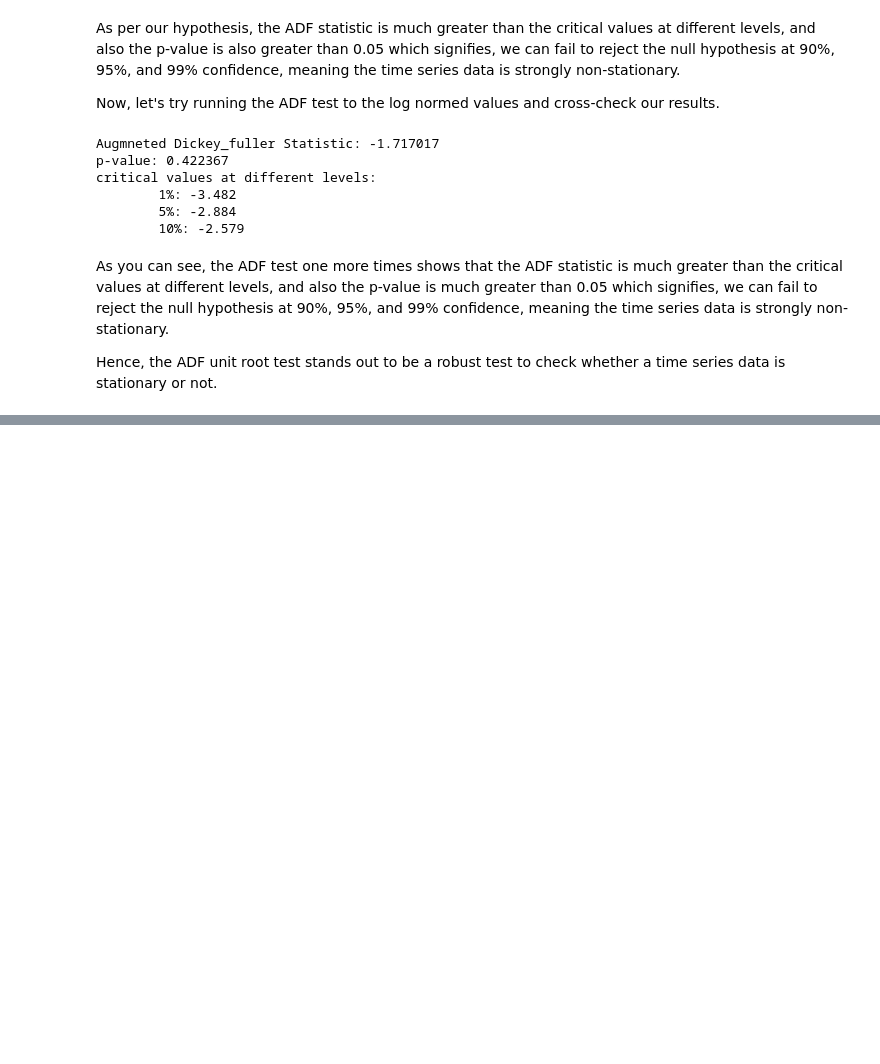
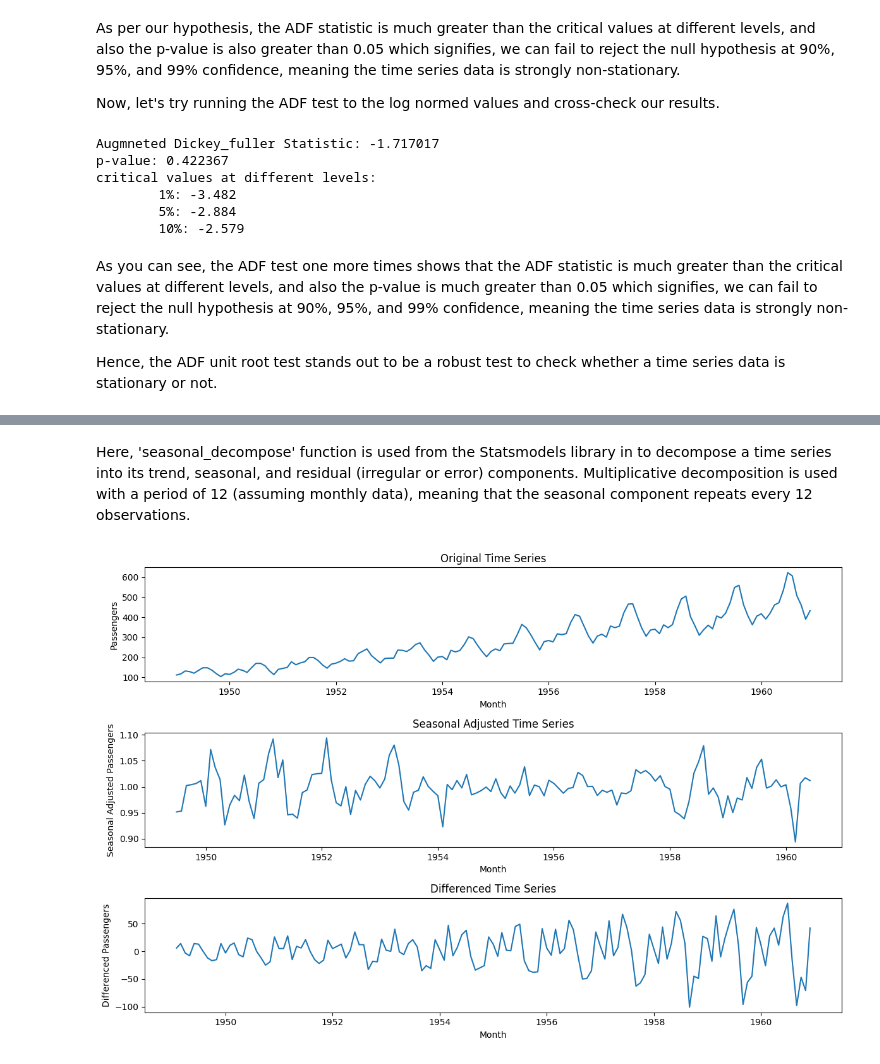
Before and after one commit to ketanp23/scsd-ddm-class, a Jupyter notebook: TimeSeries_PreprocessingData.ipynb, the cells around one changed output, grey strips where cells are left out. Drawn from its saved outputs; the diff is of its cells as text; code cells hidden in the pictures; blank space fills up the shorter version.

```diff
--- a/TimeSeries_PreprocessingData.ipynb
+++ b/TimeSeries_PreprocessingData.ipynb
@@ -259,0 +275,43 @@ Hence, the ADF unit root test stands out to be a robust test to check whether a
+# %%
+url = 'https://raw.githubusercontent.com/jbrownlee/Datasets/master/airline-passengers.csv'
+df = pd.read_csv(url)
+df['Month'] = pd.to_datetime(df['Month'])
+df.set_index('Month', inplace=True)
+# %% [markdown]
+Here, 'seasonal_decompose' function is used from the Statsmodels library in to decompose a time series into its trend, seasonal, and residual (irregular or error) components. Multiplicative decomposition is used with a period of 12 (assuming monthly data), meaning that the seasonal component repeats every 12 observations.
+# %%
+# Seasonal adjustment
+result = sm.tsa.seasonal_decompose(df['Passengers'], model='multiplicative', period=12)
+df['Seasonal_Adjusted'] = result.resid
+# %%
+# Differencing
+df['Differenced'] = df['Passengers'].diff()
+# %%
+# Visualize the results
+plt.figure(figsize=(12, 8))
+
+# Original time series
+plt.subplot(3, 1, 1)
+plt.plot(df['Passengers'])
+plt.title('Original Time Series')
+plt.xlabel('Month')
+plt.ylabel('Passengers')
+
+# Seasonal Adjusted
+plt.subplot(3, 1, 2)
+plt.plot(df['Seasonal_Adjusted'])
+plt.title('Seasonal Adjusted Time Series')
+plt.xlabel('Month')
+plt.ylabel('Seasonal Adjusted Passengers')
+
+# Differenced
+plt.subplot(3, 1, 3)
+plt.plot(df['Differenced'])
+plt.title('Differenced Time Series')
+plt.xlabel('Month')
+plt.ylabel('Differenced Passengers')
+
+plt.tight_layout()
+plt.show()
+# %% [output]
+[figure, added]
```
Also changed, not shown: parts of 24 cells of this notebook.
